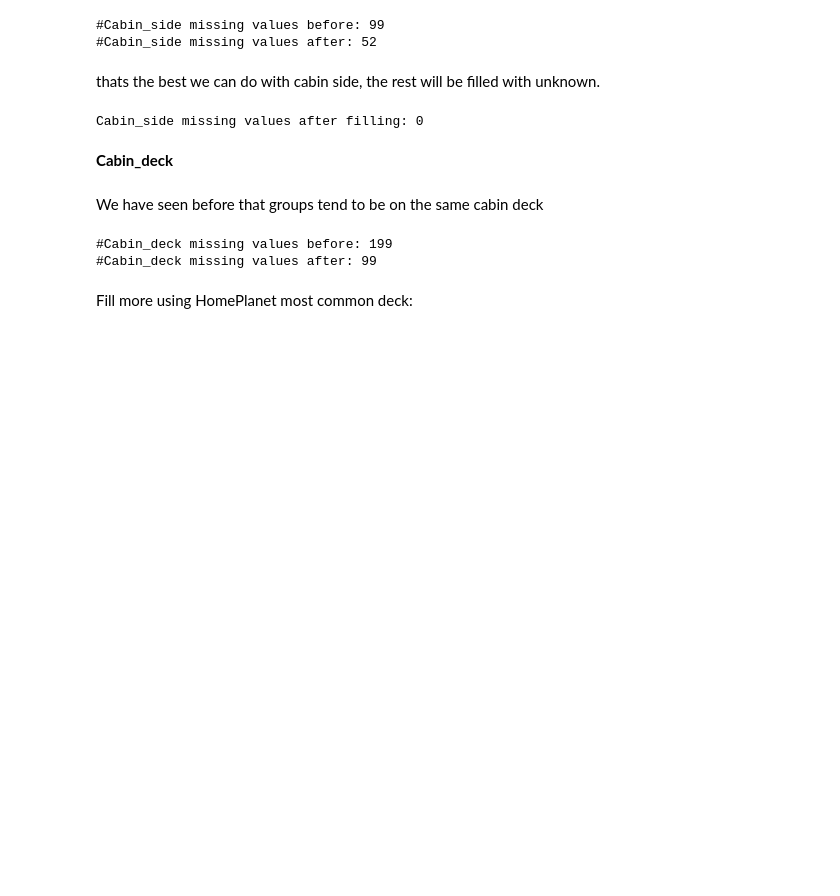
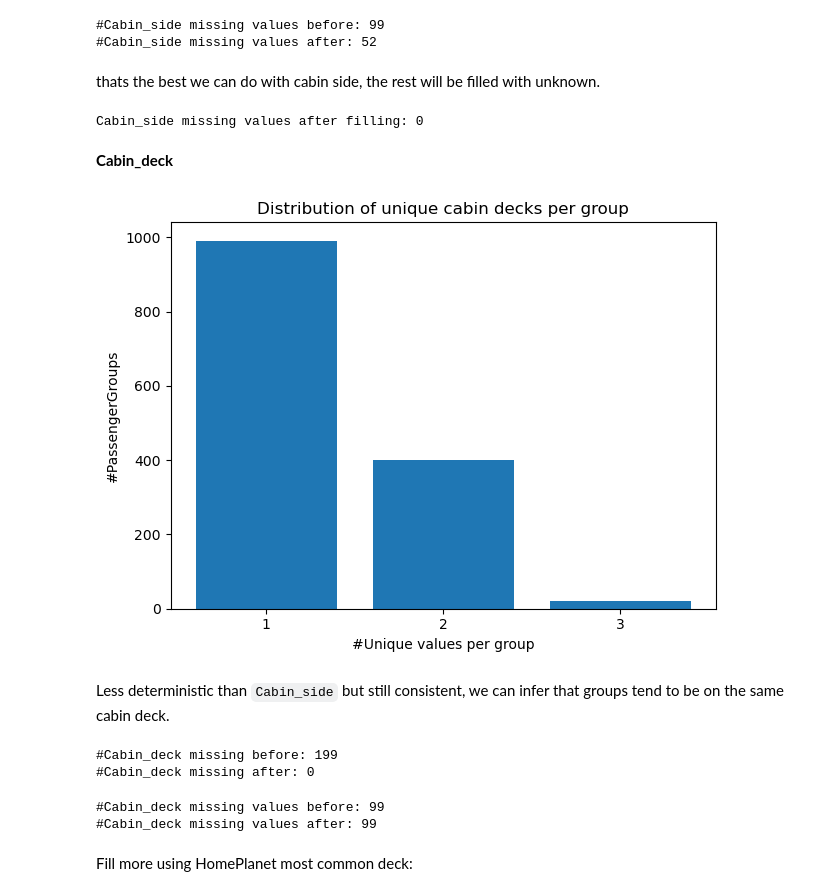
Before and after one commit to YarinArava/SpaceShipTitanic_FinalProject, a Jupyter notebook: Spaceship_Titanic_corrected.ipynb, the cells around one changed output. Saved outputs shown, nothing was run; the diff lists cells and outputs as text; code cells hidden in the pictures; blank space fills up the shorter version.

```diff
--- a/Spaceship_Titanic_corrected.ipynb
+++ b/Spaceship_Titanic_corrected.ipynb
@@ -1069,13 +1028,0 @@ Caveat:
-# %%
-# Missing values before
-CS_bef=df['Cabin_side'].isna().sum()
-
-# Passengers with missing Cabin side and in a group with known Cabin side
-GCS_index=df[df['Cabin_side'].isna()][(df[df['Cabin_side'].isna()]['PassengerGroup']).isin(GCS_gb.index)].index
-
-# Fill corresponding missing values. for each group with the most common Cabin_side in that group
-df.loc[GCS_index,'Cabin_side']=df.iloc[GCS_index,:]['PassengerGroup'].map(lambda x: GCS_gb.idxmax(axis=1)[x])
-
-# Print number of missing values left
-print('#Cabin_side missing values before:',CS_bef)
-print('#Cabin_side missing values after:',df['Cabin_side'].isna().sum())
@@ -1185,23 +1150,60 @@ print("Cabin_side missing values after filling:", df['Cabin_side'].isna().sum())
 Cabin_side missing values after filling: 0
 # %% [markdown]
 **Cabin_deck**
+# %%
+Group_CD = unique_counts_per_PassengerGroup(df, 'Cabin_deck')
+
+plt.bar(Group_CD.index.astype(str), Group_CD.values)
+plt.xlabel('#Unique values per group')
+plt.ylabel('#PassengerGroups')
+plt.title('Distribution of unique cabin decks per group')
+
+plt.tight_layout()
+plt.show()
+# %% [output]
+[figure, added]
 # %% [markdown]
-We have seen before that groups tend to be on the same cabin deck
+Less deterministic than `Cabin_side` but still consistent, we can infer that groups tend to be on the same cabin deck.
+# %%
+CD_start = df['Cabin_deck'].isna().sum()
+
+for _, g in df.groupby('PassengerGroup'):
+
+    # Only fill if group has more than 1 member
+    if len(g) <= 1:
+        continue
+
+    # Get known cabin decks in the group
+    known_decks = g['Cabin_deck'].dropna().unique()
+
+    # Only deterministic groups
+    if len(known_decks) != 1:
+        continue
+
+    df.loc[g.index, 'Cabin_deck'] = g['Cabin_deck'].fillna(known_decks[0])
+
+df['Cabin_deck'] = df['Cabin_deck'].fillna('unknown') # Fill remaining missing values with 'unknown'
+
+print('#Cabin_deck missing before:', CD_start)
+print('#Cabin_deck missing after:', df['Cabin_deck'].isna().sum())
+# %% [output]
+#Cabin_deck missing before: 199
+#Cabin_deck missing after: 0
 # %%
-# Missing values before
-CD_bef=df['Cabin_deck'].isna().sum()
+# # Missing values before
+# CD_bef=df['Cabin_deck'].isna().sum()
 
-# Passengers with missing Cabin deck and in a group with known majority Cabin deck
-GCD_index=df[df['Cabin_deck'].isna()][(df[df['Cabin_deck'].isna()]['PassengerGroup']).isin(GCD_gb.index)].index
+# # Passengers with missing Cabin deck and in a group with known majority Cabin deck
+# GCD_index=df[df['Cabin_deck'].isna()][(df[df['Cabin_deck'].isna()]['PassengerGroup']).isin(GCD_gb.index)].index
 
-# Fill corresponding missing values
-df.loc[GCD_index,'Cabin_deck']=df.iloc[GCD_index,:]['PassengerGroup'].map(lambda x: GCD_gb.idxmax(axis=1)[x])
+# # Fill corresponding missing values
+# df.loc[GCD_index,'Cabin_deck']=df.iloc[GCD_index,:]['PassengerGroup'].map(lambda x: GCD_gb.idxmax(axis=1)[x])
 
-# Print number of missing values left
-print('#Cabin_deck missing values before:',CD_bef)
-print('#Cabin_deck missing values after:',df['Cabin_deck'].isna().sum())
+# # Print number of missing values left
+# print('#Cabin_deck missing values before:',CD_bef)
+# print('#Cabin_deck missing values after:',df['Cabin_deck'].isna().sum())
 # %% [output]
-#Cabin_deck missing values before: 199
+#Cabin_deck missing values before: 99
 #Cabin_deck missing values after: 99
 # %% [markdown]
 Fill more using HomePlanet most common deck:
```
Also changed, not shown: parts of 34 cells of this notebook.
